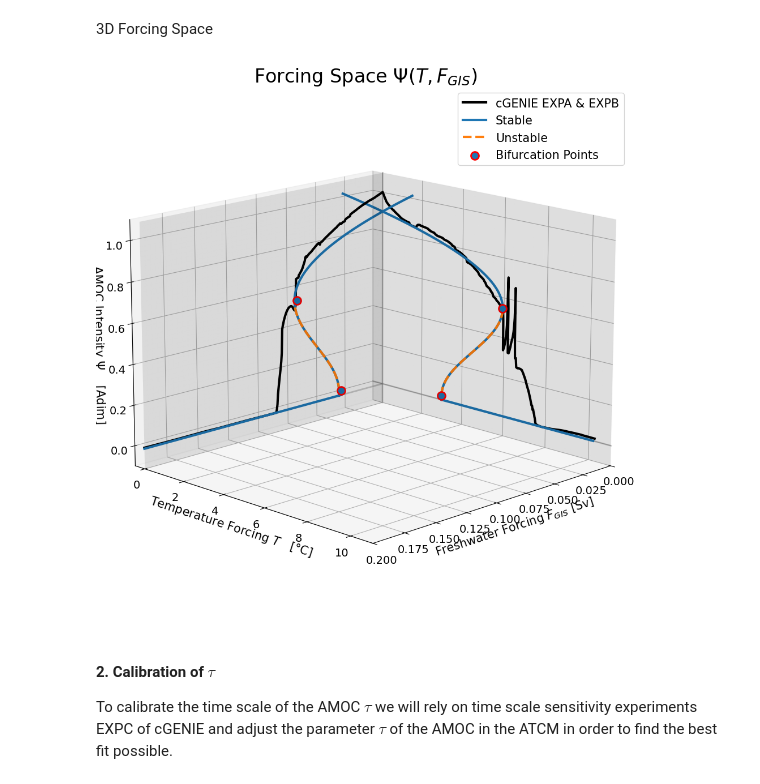
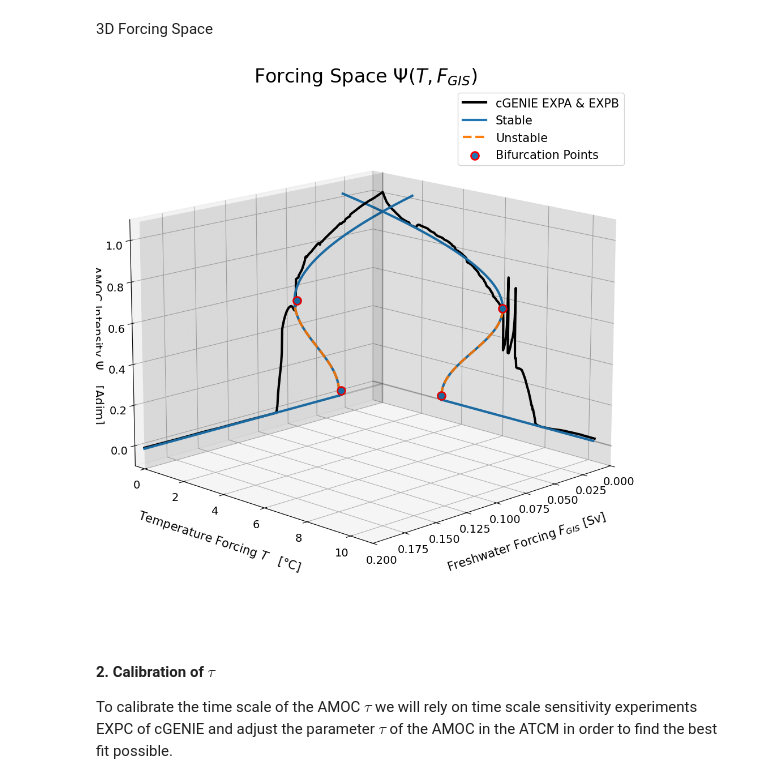
Before and after one commit to VUB-HYDR/2025_Laridon_etal_ORE, a Jupyter notebook: ATCM.ipynb, the cells around one changed output. Saved outputs shown, nothing was run; the diff lists cells and outputs as text; code cells hidden in the pictures.

```diff
--- a/ATCM.ipynb
+++ b/ATCM.ipynb
@@ -1254,37 +1254,37 @@ plot_bifu_points = True
 if plot_bifu_points:
     ax.scatter(xs=0,ys=Tp,zs=Psip,marker='o', color="#1f77b4",linewidths=2,s=100, edgecolors="red", label='Bifurcation Points')
     ax.scatter(xs=0,ys=Tm,zs=Psim,marker='o', color="#1f77b4",linewidths=2,s=100, edgecolors="red")
     ax.scatter(xs=FGISp,ys=0,zs=Psip,marker='o', color="#1f77b4",linewidths=2,s=100, edgecolors="red")
     ax.scatter(xs=FGISm,ys=0,zs=Psim,marker='o', color="#1f77b4",linewidths=2,s=100, edgecolors="red")
 
 # Plot horizontal line in the (Temperature forcing, AMOC Intensity) plane
 ax.plot3D(xs=[0, 0], ys=[3, 10.2], zs=[0, 0], color='tab:blue', lw=3)
 
 # Plot horizontal line in the (Freshwater forcing, AMOC Intensity) plane
 ax.plot3D(xs=[0.037, 0.2], ys=[0, 0], zs=[0, 0], color='tab:blue', lw=3)
 
 #### Cosmetics ####
 ## Add labels and title for the 3D plot ##
-ax.set_xlabel('Freshwater Forcing '+r'$F_{GIS}$ [Sv]',fontsize=15)
-ax.set_ylabel('Temperature Forcing '+r'$ T\quad$[°C]',fontsize=15)
-ax.set_zlabel('AMOC Intensity '+r'$\Psi\quad$ [Adim]',fontsize=15)
+ax.set_xlabel('Freshwater Forcing '+r'$F_{GIS}$ [Sv]',fontsize=15,labelpad=20)
+ax.set_ylabel('Temperature Forcing '+r'$ T\quad$[°C]',fontsize=15,labelpad=20)
+ax.set_zlabel('AMOC Intensity '+r'$\Psi\quad$ [Adim]',fontsize=15,labelpad=5)
 ax.set_xlim(axis_F_GIS[0],axis_F_GIS[-1])
 ax.set_ylim(axis_T[0],axis_T[-1])
 ax.set_zlim(axis_Psi[0],axis_Psi[-1])
 ax.set_title('Forcing Space '+r'$\Psi(T,F_{GIS})$',size=24)
 
 #### Show the plot ####
 plt.tick_params(axis='both',labelsize=14)
 ax.legend(fontsize=15)
 plt.tight_layout()
 #ax.view_init(elev=10,azim=0) # view v1
 #ax.view_init(elev=10,azim=20) # view v2
 ax.view_init(elev=15,azim=45) # view v3
 ax.dist = 10.5
 plt.savefig(figures_path+'forcing_Space_T&FGIS',dpi=400)
 plt.show()
 # %% [output]
-[figure, old version]
+[figure, new version]
 # %% [markdown]
 #### 2. Calibration of $\tau$
 
```
Also changed, not shown: 2 other files.
